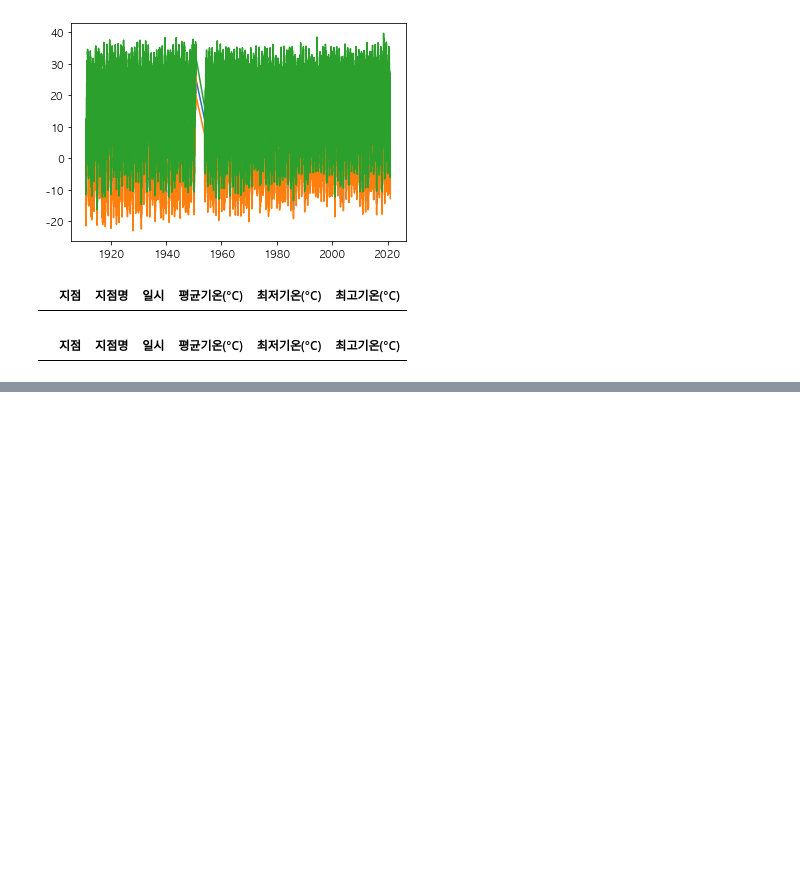
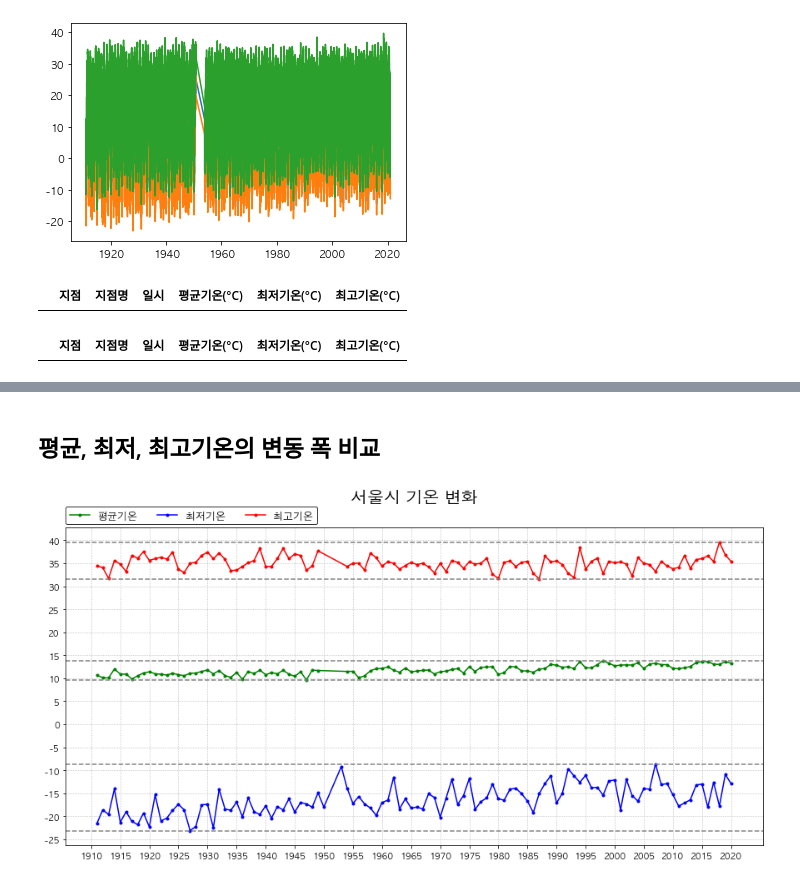
Before and after one commit to limetree-indigo/python-visualization, a Jupyter notebook: 08 서울시 연간 기온변화 시각화/08 서울시 연간 기온변화 분석 및 시각화.ipynb, the cells around one changed output, grey strips where cells are left out. Cells and saved outputs as stored; diff of their text form; code cells hidden in the pictures; blank space fills up the shorter version.

```diff
--- a/08 서울시 연간 기온변화 시각화/08 서울시 연간 기온변화 분석 및 시각화.ipynb
+++ b/08 서울시 연간 기온변화 시각화/08 서울시 연간 기온변화 분석 및 시각화.ipynb
@@ -467,0 +445,29 @@ plt.show()
+# %% [markdown]
+## 평균, 최저, 최고기온의 변동 폭 비교
+# %%
+# 세 개의 플롯을 하나의 axes에 그리기
+plt.figure(figsize=(15,7))
+plt.plot(df_seoul_mean, 'g.-', label='평균기온')
+plt.plot(df_seoul_min, 'b.-', label='최저기온')
+plt.plot(df_seoul_max, 'r.-', label='최고기온')
+plt.legend(loc=(0,1.01), ncol=3, fontsize=12, edgecolor='k')
+plt.title('서울시 기온 변화', size=20, pad=30)
+
+plt.xticks(range(1910, 2021, 5))
+plt.yticks(range(-25, 42, 5))
+plt.grid(ls=':')
+
+# 수평선(각 플롯의 최대, 최소값의 위치에 수평선 그리기)
+plt.axhline(df_seoul_mean.min(), color='gray', ls='--')
+plt.axhline(df_seoul_mean.max(), color='gray', ls='--')
+
+plt.axhline(df_seoul_min.min(), color='gray', ls='--')
+plt.axhline(df_seoul_min.max(), color='gray', ls='--')
+
+plt.axhline(df_seoul_max.min(), color='gray', ls='--')
+plt.axhline(df_seoul_max.max(), color='gray', ls='--')
+
+
+plt.show()
+# %% [output]
+[figure, added]
```
Also changed, not shown: parts of 40 cells of this notebook, 1 other file.
